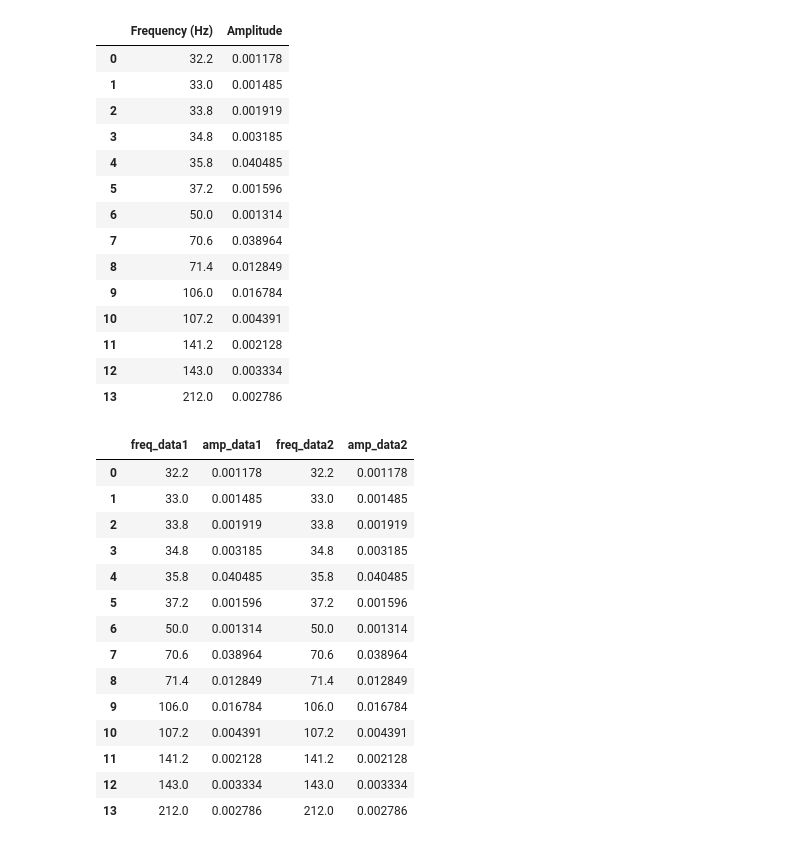
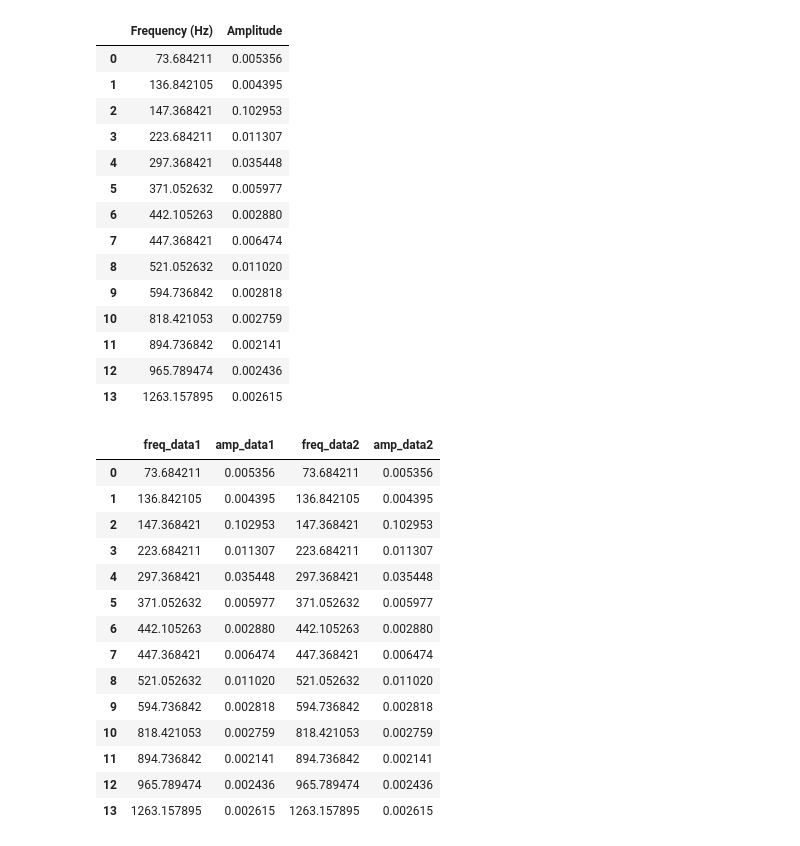
Before and after one commit to egorpol/audiospylt, a Jupyter notebook: 2df_copypaste.ipynb, the cells around one changed output. Cells and saved outputs as stored; diff of their text form; code cells hidden in the pictures.

```diff
--- a/2df_copypaste.ipynb
+++ b/2df_copypaste.ipynb
@@ -3,53 +3,51 @@ import pandas as pd
 
 #load data from TSV
 
-df = pd.read_csv('tsv/parm.tsv', delimiter='\t')
+df = pd.read_csv('tsv/cello_single.tsv', delimiter='\t')
 
 display(df)
 # %% [output]
 |  | Frequency (Hz) | Amplitude |
-| 0 | 32.2 | 0.001178 |
-| 1 | 33.0 | 0.001485 |
-| 2 | 33.8 | 0.001919 |
-| 3 | 34.8 | 0.003185 |
-| 4 | 35.8 | 0.040485 |
-| 5 | 37.2 | 0.001596 |
-| 6 | 50.0 | 0.001314 |
-| 7 | 70.6 | 0.038964 |
-| 8 | 71.4 | 0.012849 |
-| 9 | 106.0 | 0.016784 |
-| 10 | 107.2 | 0.004391 |
-| 11 | 141.2 | 0.002128 |
-| 12 | 143.0 | 0.003334 |
-| 13 | 212.0 | 0.002786 |
+| 0 | 73.684211 | 0.005356 |
+| 1 | 136.842105 | 0.004395 |
+| 2 | 147.368421 | 0.102953 |
+| 3 | 223.684211 | 0.011307 |
+| 4 | 297.368421 | 0.035448 |
+| 5 | 371.052632 | 0.005977 |
+| 6 | 442.105263 | 0.002880 |
+| 7 | 447.368421 | 0.006474 |
+| 8 | 521.052632 | 0.011020 |
+| 9 | 594.736842 | 0.002818 |
+| 10 | 818.421053 | 0.002759 |
+| 11 | 894.736842 | 0.002141 |
+| 12 | 965.789474 | 0.002436 |
+| 13 | 1263.157895 | 0.002615 |
 # %%
-# duplicate the columns into a new dataframe
+# Duplicate the columns into a new dataframe
 double_df = pd.DataFrame({
     "freq_data1": df["Frequency (Hz)"],
     "amp_data1": df["Amplitude"],
     "freq_data2": df["Frequency (Hz)"],
     "amp_data2": df["Amplitude"]
 })
 
-pd.reset_option('all')
-
 display(double_df)
 # %% [output]
 |  | freq_data1 | amp_data1 | freq_data2 | amp_data2 |
-| 0 | 32.2 | 0.001178 | 32.2 | 0.001178 |
-| 1 | 33.0 | 0.001485 | 33.0 | 0.001485 |
-| 2 | 33.8 | 0.001919 | 33.8 | 0.001919 |
-| 3 | 34.8 | 0.003185 | 34.8 | 0.003185 |
-| 4 | 35.8 | 0.040485 | 35.8 | 0.040485 |
-| 5 | 37.2 | 0.001596 | 37.2 | 0.001596 |
-| 6 | 50.0 | 0.001314 | 50.0 | 0.001314 |
-| 7 | 70.6 | 0.038964 | 70.6 | 0.038964 |
-| 8 | 71.4 | 0.012849 | 71.4 | 0.012849 |
-| 9 | 106.0 | 0.016784 | 106.0 | 0.016784 |
-| 10 | 107.2 | 0.004391 | 107.2 | 0.004391 |
-| 11 | 141.2 | 0.002128 | 141.2 | 0.002128 |
-| 12 | 143.0 | 0.003334 | 143.0 | 0.003334 |
-| 13 | 212.0 | 0.002786 | 212.0 | 0.002786 |
+| 0 | 73.684211 | 0.005356 | 73.684211 | 0.005356 |
+| 1 | 136.842105 | 0.004395 | 136.842105 | 0.004395 |
+| 2 | 147.368421 | 0.102953 | 147.368421 | 0.102953 |
+| 3 | 223.684211 | 0.011307 | 223.684211 | 0.011307 |
+| 4 | 297.368421 | 0.035448 | 297.368421 | 0.035448 |
+| 5 | 371.052632 | 0.005977 | 371.052632 | 0.005977 |
+| 6 | 442.105263 | 0.002880 | 442.105263 | 0.002880 |
+| 7 | 447.368421 | 0.006474 | 447.368421 | 0.006474 |
+| 8 | 521.052632 | 0.011020 | 521.052632 | 0.011020 |
+| 9 | 594.736842 | 0.002818 | 594.736842 | 0.002818 |
+| 10 | 818.421053 | 0.002759 | 818.421053 | 0.002759 |
+| 11 | 894.736842 | 0.002141 | 894.736842 | 0.002141 |
+| 12 | 965.789474 | 0.002436 | 965.789474 | 0.002436 |
+| 13 | 1263.157895 | 0.002615 | 1263.157895 | 0.002615 |
 # %%
 import pandas as pd
 import numpy as np
```
Also changed, not shown: parts of 2 cells of this notebook, 27 other files.
